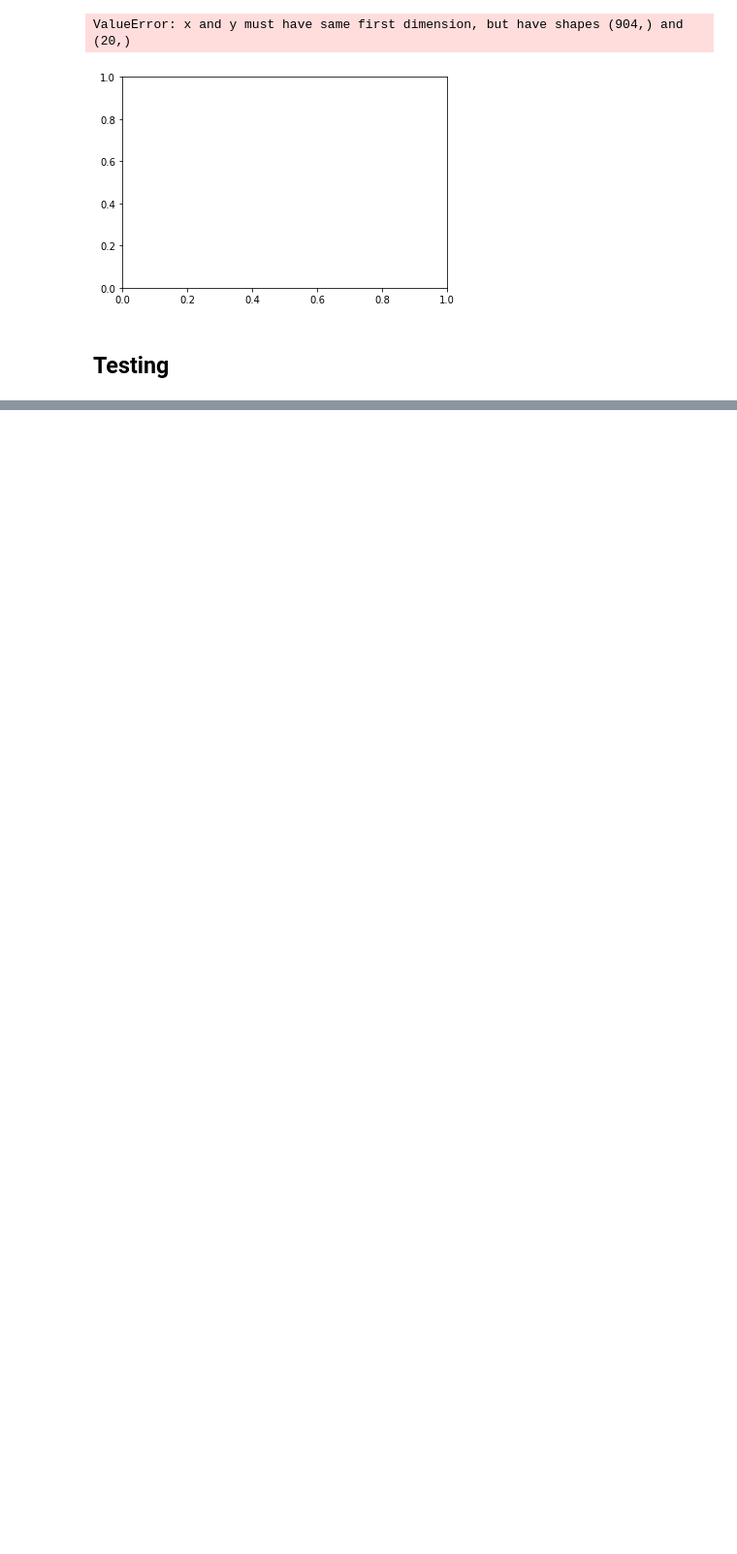
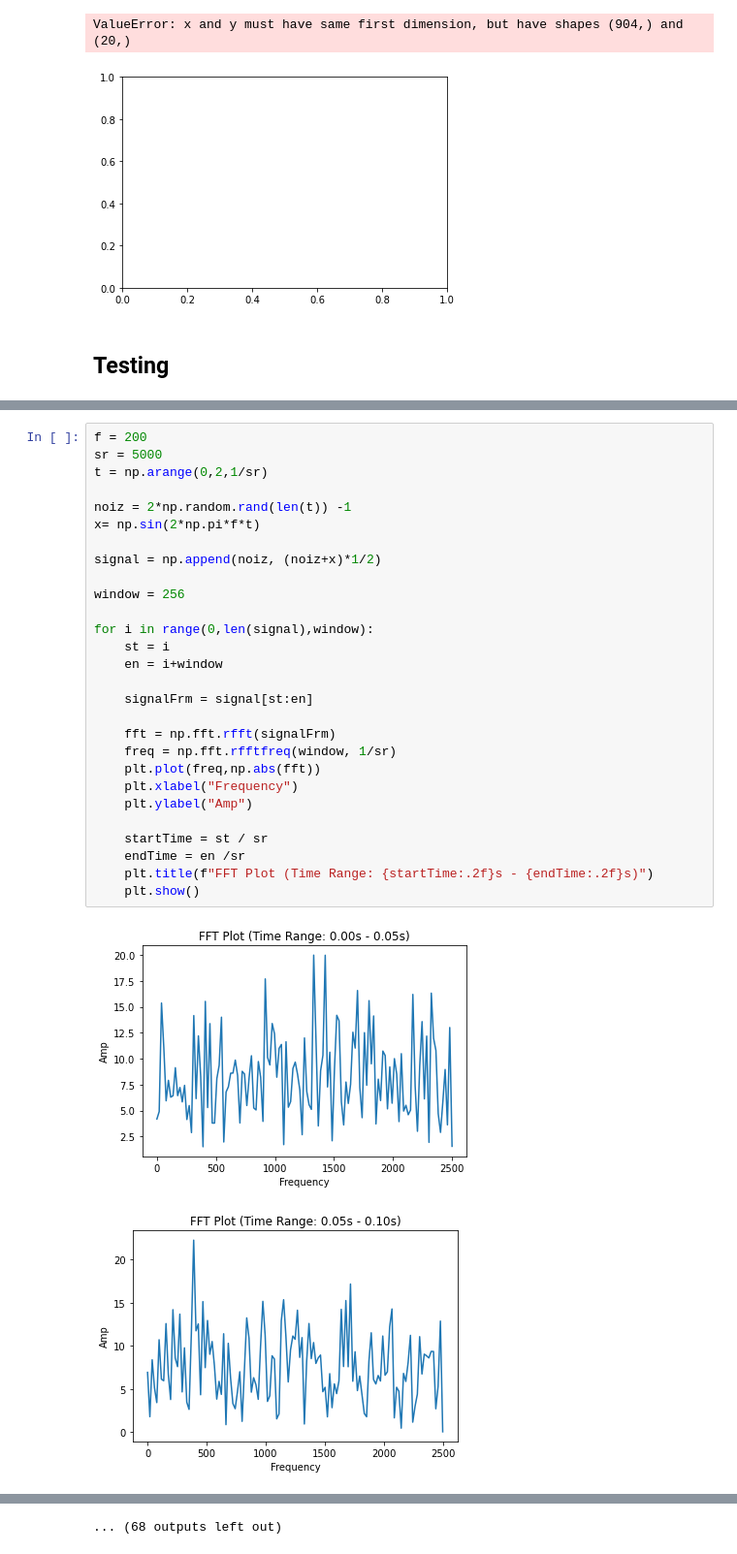
Before and after one commit to aae2079/room-acoustics, a Jupyter notebook: acousticTesting/roomAcousticM.ipynb, the cells around one changed output, grey strips where cells are left out. Shown at 97% size. Cells and saved outputs as stored; diff of their text form; blank space fills up the shorter version.

```diff
--- a/acousticTesting/roomAcousticM.ipynb
+++ b/acousticTesting/roomAcousticM.ipynb
@@ -162,3 +217,34 @@ reverbTimeCalc(y,sr,128,7000)
 Audio(y, rate = sr)
 # %% [output]
 [interactive output not drawn]
+# %%
+f = 200
+sr = 5000
+t = np.arange(0,2,1/sr)
+
+noiz = 2*np.random.rand(len(t)) -1
+x= np.sin(2*np.pi*f*t)
+
+signal = np.append(noiz, (noiz+x)*1/2)
+
+window = 256
+
+for i in range(0,len(signal),window):
+    st = i
+    en = i+window
+
+    signalFrm = signal[st:en]
+
+    fft = np.fft.rfft(signalFrm)
+    freq = np.fft.rfftfreq(window, 1/sr)
+    plt.plot(freq,np.abs(fft))
+    plt.xlabel("Frequency")
+    plt.ylabel("Amp")
+
+    startTime = st / sr
+    endTime = en /sr
+    plt.title(f"FFT Plot (Time Range: {startTime:.2f}s - {endTime:.2f}s)")
+    plt.show()
+# %% [output]
+[figure, added]
+[figure, added]
@@ -164,0 +261 @@ Audio(y, rate = sr)
+... (68 outputs left out)
```
Also changed, not shown: parts of 6 cells of this notebook.
